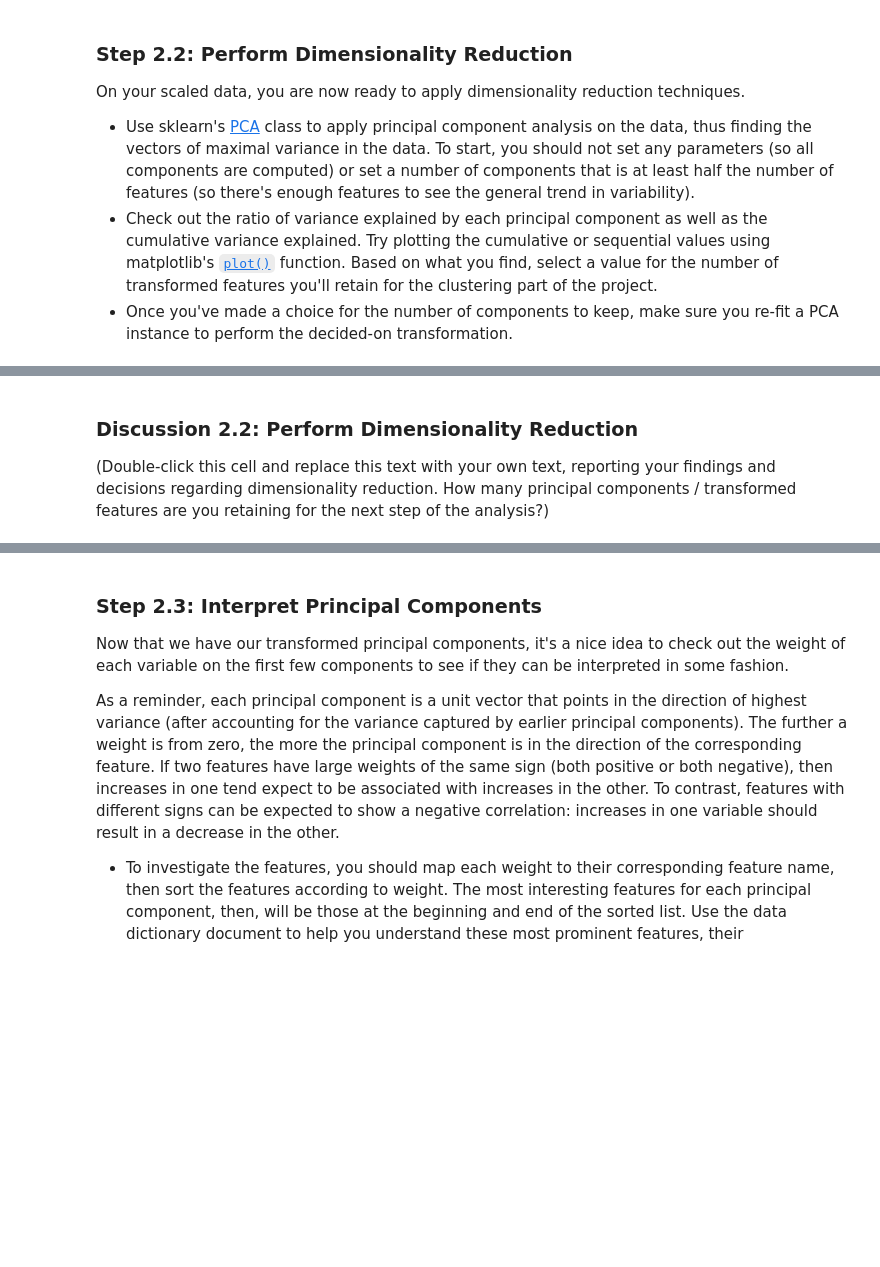
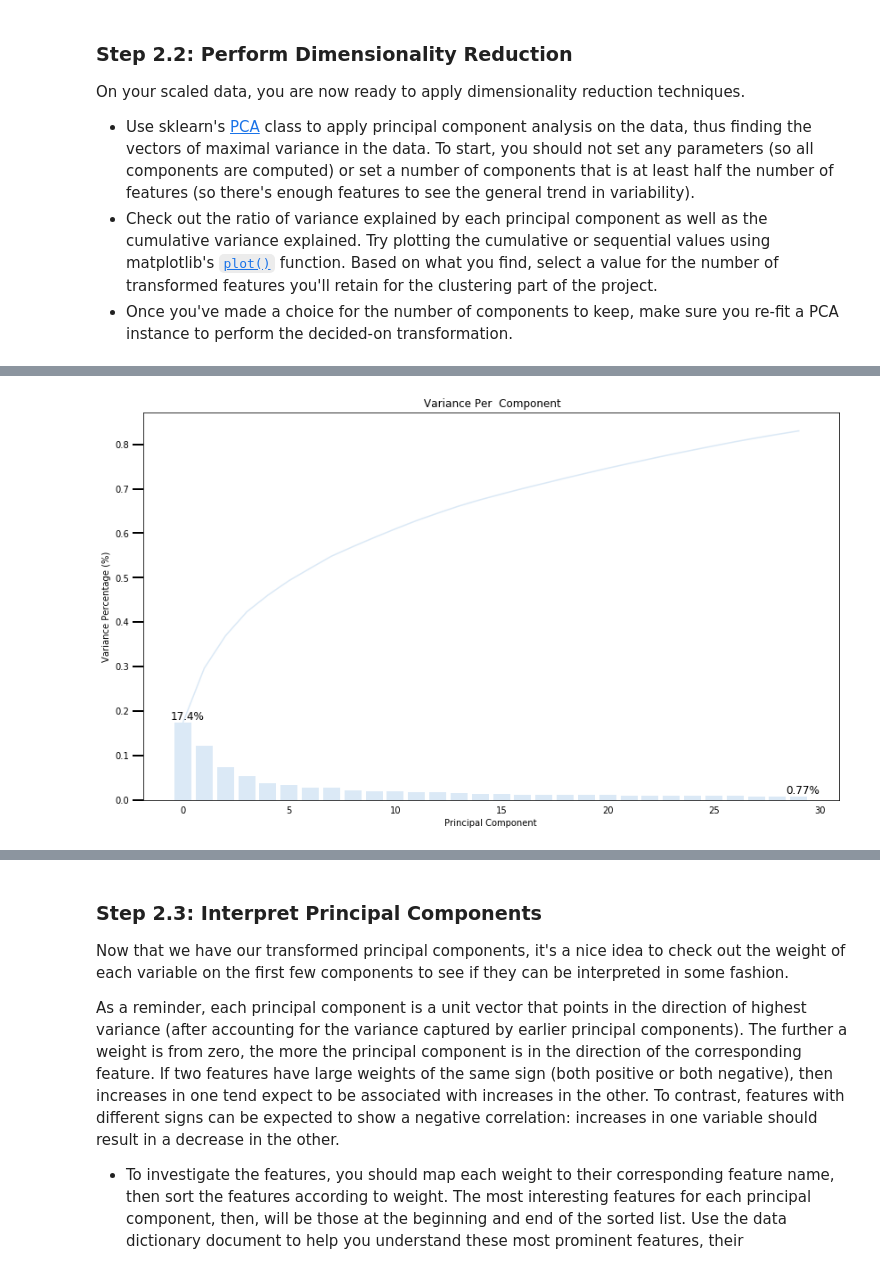
Before and after one commit to eljazary/-Identify_Customer_Segments, a Jupyter notebook: Identify_Customer_Segments.ipynb, the cells around one changed output, grey strips where cells are left out. Cells and saved outputs as stored; diff of their text form; code cells hidden in the pictures; blank space fills up the shorter version.

```diff
--- a/Identify_Customer_Segments.ipynb
+++ b/Identify_Customer_Segments.ipynb
@@ -971,6 +1127,8 @@ On your scaled data, you are now ready to apply dimensionality reduction techniq
 # %%
 # Re-apply PCA to the data while selecting for number of components to retain.
+pca = PCA(n_components=30)
+azdias_pca = pca.fit_transform(df_imputed)
-# %% [markdown]
-### Discussion 2.2: Perform Dimensionality Reduction
-
-(Double-click this cell and replace this text with your own text, reporting your findings and decisions regarding dimensionality reduction. How many principal components / transformed features are you retaining for the next step of the analysis?)
+# %%
+scree_plot(pca)
+# %% [output]
+[figure, added]
```
Also changed, not shown: parts of 103 cells of this notebook, 2 other files.
